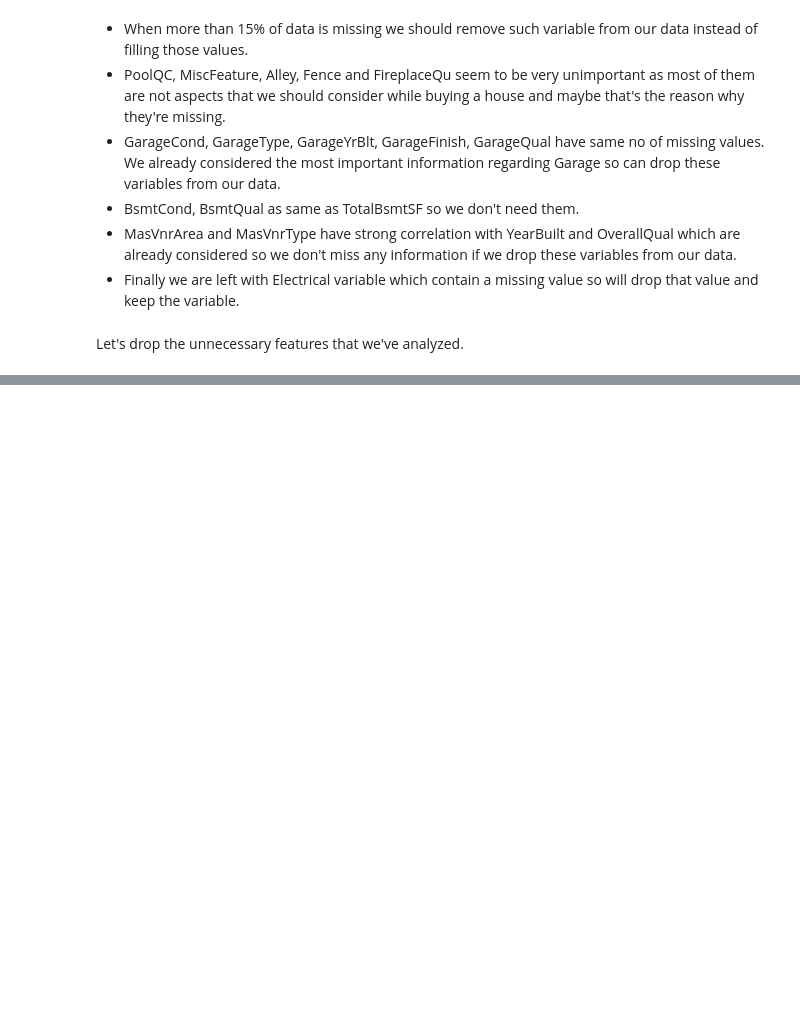
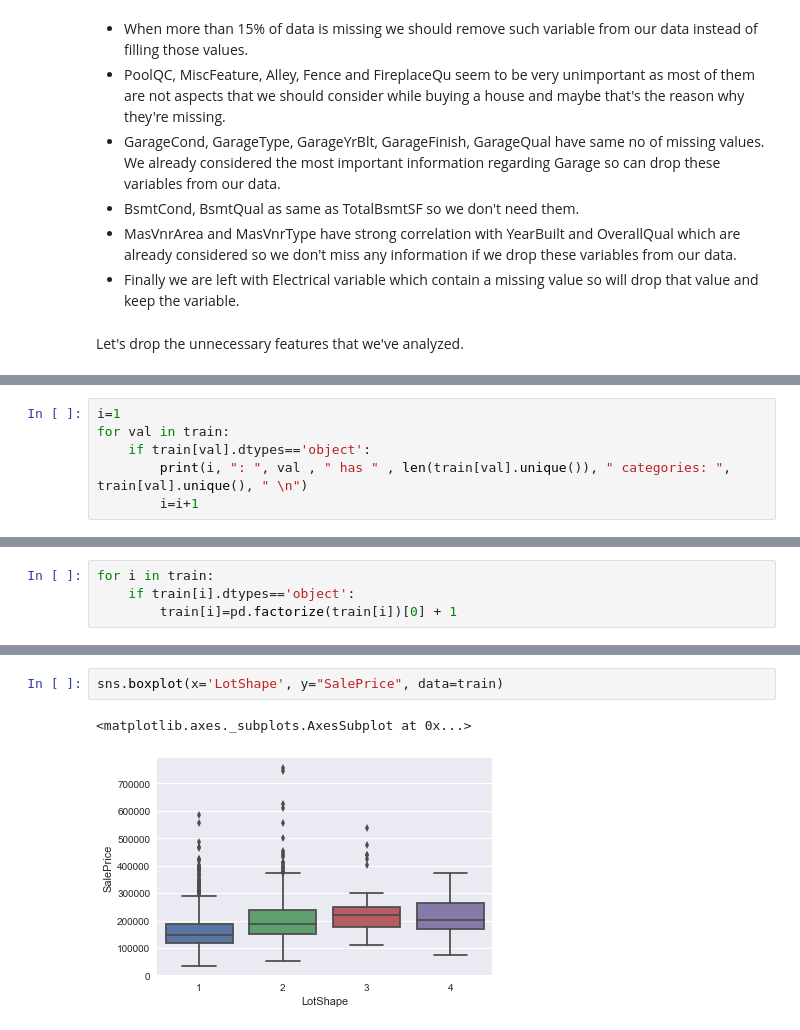
Before and after one commit to sabanasimbutt/House-Price-Prediction, a Jupyter notebook: HousePricePrediction.ipynb, the cells around one changed output, grey strips where cells are left out. Cells and saved outputs as stored; diff of their text form; blank space fills up the shorter version.

```diff
--- a/HousePricePrediction.ipynb
+++ b/HousePricePrediction.ipynb
@@ -211,0 +225,6 @@ train.shape
+# %%
+i=1
+for val in train:
+    if train[val].dtypes=='object':
+        print(i, ": ", val , " has " , len(train[val].unique()), " categories: ", train[val].unique(), " \n")
+        i=i+1
@@ -211,0 +251,4 @@ train.shape
+# %%
+for i in train:
+    if train[i].dtypes=='object':
+        train[i]=pd.factorize(train[i])[0] + 1
@@ -211,0 +295,5 @@ train.shape
+# %%
+sns.boxplot(x='LotShape', y="SalePrice", data=train)
+# %% [output]
+<matplotlib.axes._subplots.AxesSubplot at 0x...>
+[figure, added]
```
Also changed, not shown: parts of 20 cells of this notebook.
